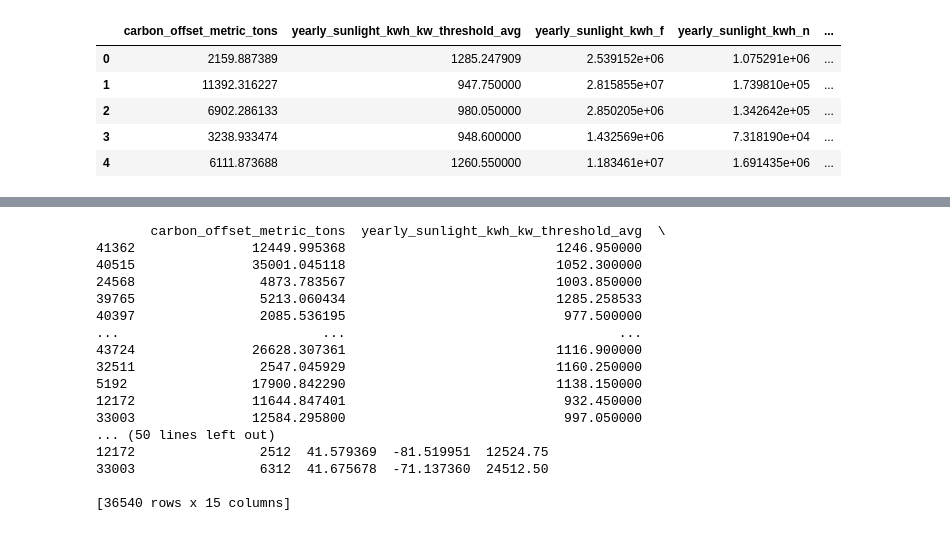
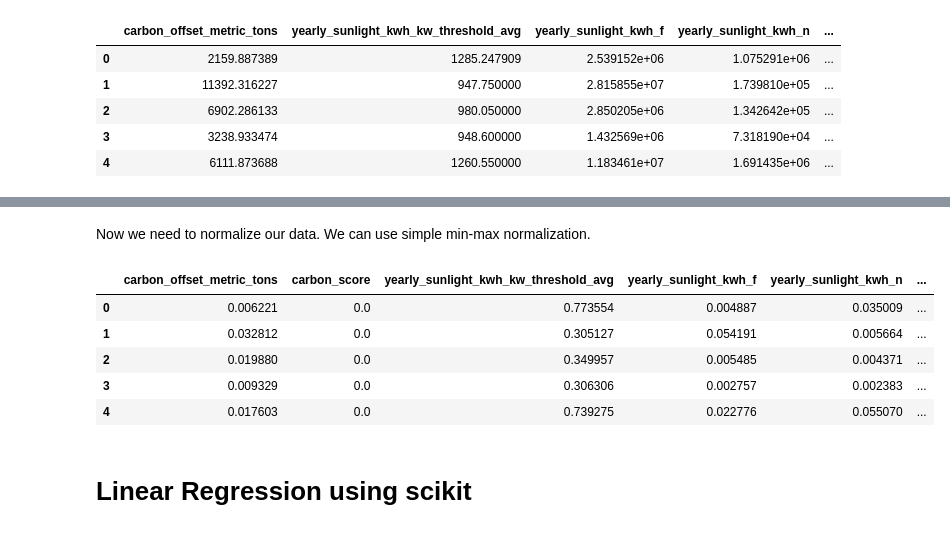
Before and after one commit to edwardb1203/GoogleSunroofML, a Jupyter notebook: GoogleSunroofML.ipynb, the cells around one changed output, grey strips where cells are left out. Drawn from its saved outputs; the diff is of its cells as text; code cells hidden in the pictures.

```diff
--- a/GoogleSunroofML.ipynb
+++ b/GoogleSunroofML.ipynb
@@ -104,0 +162,14 @@ df.head()
+# %% [markdown]
+Now we need to normalize our data. We can use simple min-max normalization.
+# %%
+# Normalize using Min/Max Normalization.
+normalized_df = (df-df.min())/(df.max()-df.min())
+df = normalized_df
+df.head()
+# %% [output]
+|  | carbon_offset_metric_tons | carbon_score | yearly_sunlight_kwh_kw_threshold_avg | yearly_sunlight_kwh_f | yearly_sunlight_kwh_n | ... |
+| 0 | 0.006221 | 0.0 | 0.773554 | 0.004887 | 0.035009 | ... |
+| 1 | 0.032812 | 0.0 | 0.305127 | 0.054191 | 0.005664 | ... |
+| 2 | 0.019880 | 0.0 | 0.349957 | 0.005485 | 0.004371 | ... |
+| 3 | 0.009329 | 0.0 | 0.306306 | 0.002757 | 0.002383 | ... |
+| 4 | 0.017603 | 0.0 | 0.739275 | 0.022776 | 0.055070 | ... |
@@ -105,28 +185,11 @@ df.head()
+# %% [markdown]
+# Linear Regression using scikit
 # %%
 # Splitting features and labels
 features = df[desired_columns]
 target = df['carbon_offset_metric_tons']
 # Splitting train and test data
 Xtrain, Xtest, Ytrain, Ytest = train_test_split(features,target,test_size = 0.25,random_state = 1)
-print(Xtrain)
-# %% [output]
-       carbon_offset_metric_tons  yearly_sunlight_kwh_kw_threshold_avg  \
-41362               12449.995368                           1246.950000
-40515               35001.045118                           1052.300000
-24568                4873.783567                           1003.850000
-39765                5213.060434                           1285.258533
-40397                2085.536195                            977.500000
-...                          ...                                   ...
-43724               26628.307361                           1116.900000
-32511                2547.045929                           1160.250000
-5192                17900.842290                           1138.150000
-12172               11644.847401                            932.450000
-33003               12584.295800                            997.050000
-... (50 lines left out)
-12172                2512  41.579369  -81.519951  12524.75
-33003                6312  41.675678  -71.137360  24512.50
-
-[36540 rows x 15 columns]
 # %%
 # Regression Model
 linear_regression_model = LinearRegression()
```
Also changed, not shown: parts of 40 cells of this notebook.
